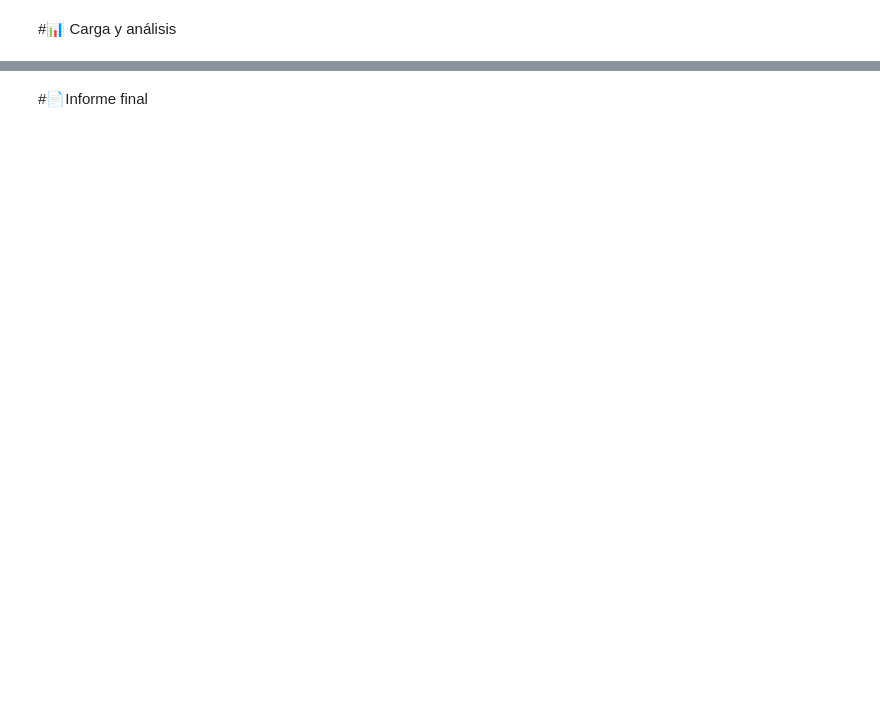
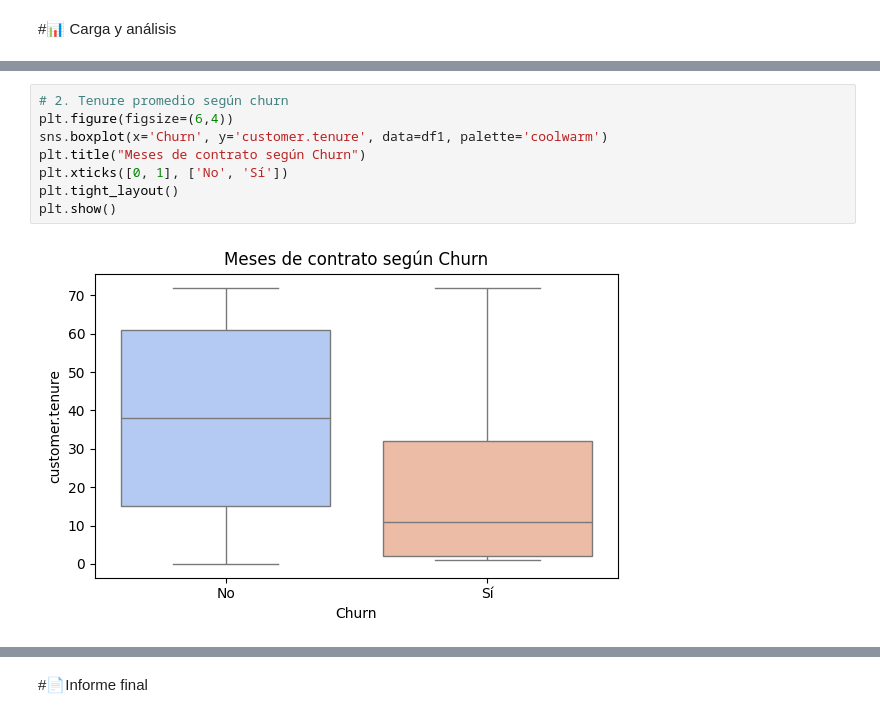
Before and after one commit to sebastian172gm/Challenge-One, a Jupyter notebook: challenge-telecomX_Latam/TelecomX_LATAM.ipynb, the cells around one changed output, grey strips where cells are left out. Saved outputs shown, nothing was run; the diff lists cells and outputs as text; blank space fills up the shorter version.

```diff
--- a/challenge-telecomX_Latam/TelecomX_LATAM.ipynb
+++ b/challenge-telecomX_Latam/TelecomX_LATAM.ipynb
@@ -114,0 +167,10 @@ print(summary.to_markdown(index=False))
+# %%
+# 2. Tenure promedio según churn
+plt.figure(figsize=(6,4))
+sns.boxplot(x='Churn', y='customer.tenure', data=df1, palette='coolwarm')
+plt.title("Meses de contrato según Churn")
+plt.xticks([0, 1], ['No', 'Sí'])
+plt.tight_layout()
+plt.show()
+# %% [output]
+[figure, added]
```
Also changed, not shown: parts of 11 cells of this notebook, 1 other file.
